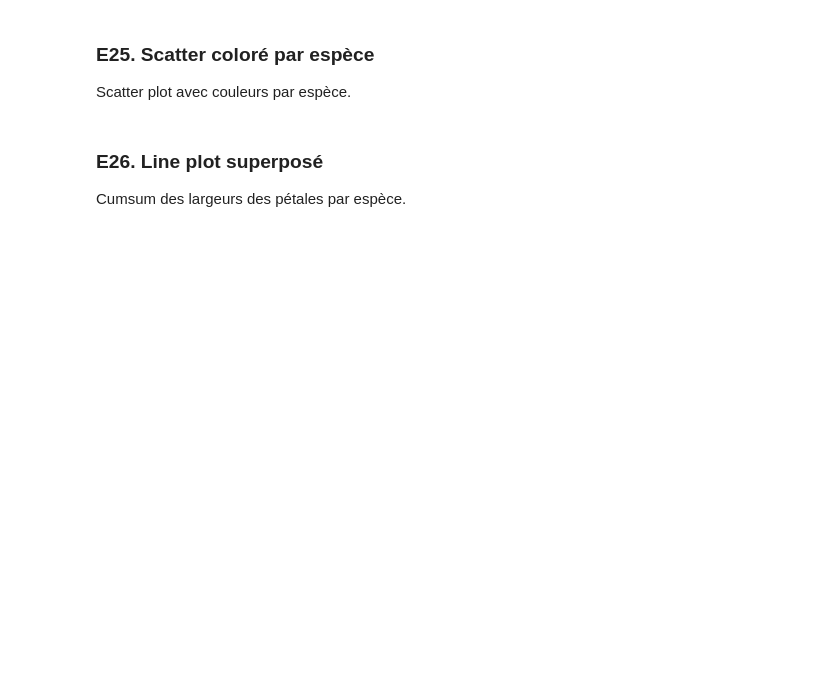
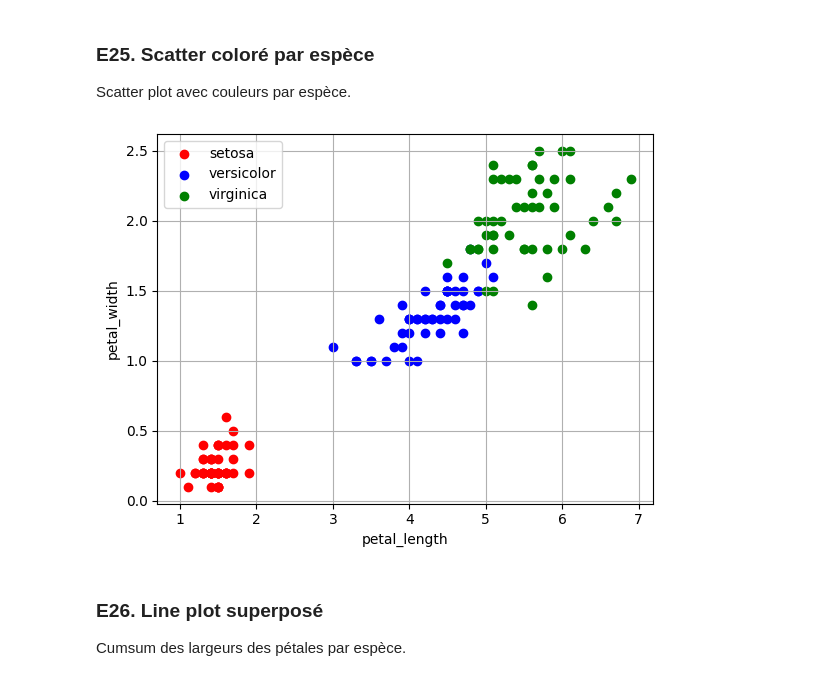
Before and after one commit to USMS-FPK-IA-GI-2025/controle-01-numpy-and-matplotlib-iris-choua1b, a Jupyter notebook: notebooks/controle_numpy_matplotlib.ipynb, the cells around one changed output. Saved outputs shown, nothing was run; the diff lists cells and outputs as text; code cells hidden in the pictures; blank space fills up the shorter version.

```diff
--- a/notebooks/controle_numpy_matplotlib.ipynb
+++ b/notebooks/controle_numpy_matplotlib.ipynb
@@ -355,3 +404,19 @@ Scatter plot avec couleurs par espèce.
+# %%
+# Votre code ici
+plt.figsize=(10, 6)
+
+
+plt.scatter(features[:50, 2], features[:50, 3], color='red', label='setosa')
+plt.scatter(features[50:100, 2], features[50:100, 3], color='blue', label='versicolor')
+plt.scatter(features[100:, 2], features[100:, 3], color='green', label='virginica')
+
+plt.xlabel('petal_length')
+plt.ylabel('petal_width')
+plt.grid()
+plt.legend()
+plt.show()
+# %% [output]
+[figure, added]
 # %% [markdown]
 ### E26. Line plot superposé
 Cumsum des largeurs des pétales par espèce.
```
Also changed, not shown: parts of 16 cells of this notebook.
